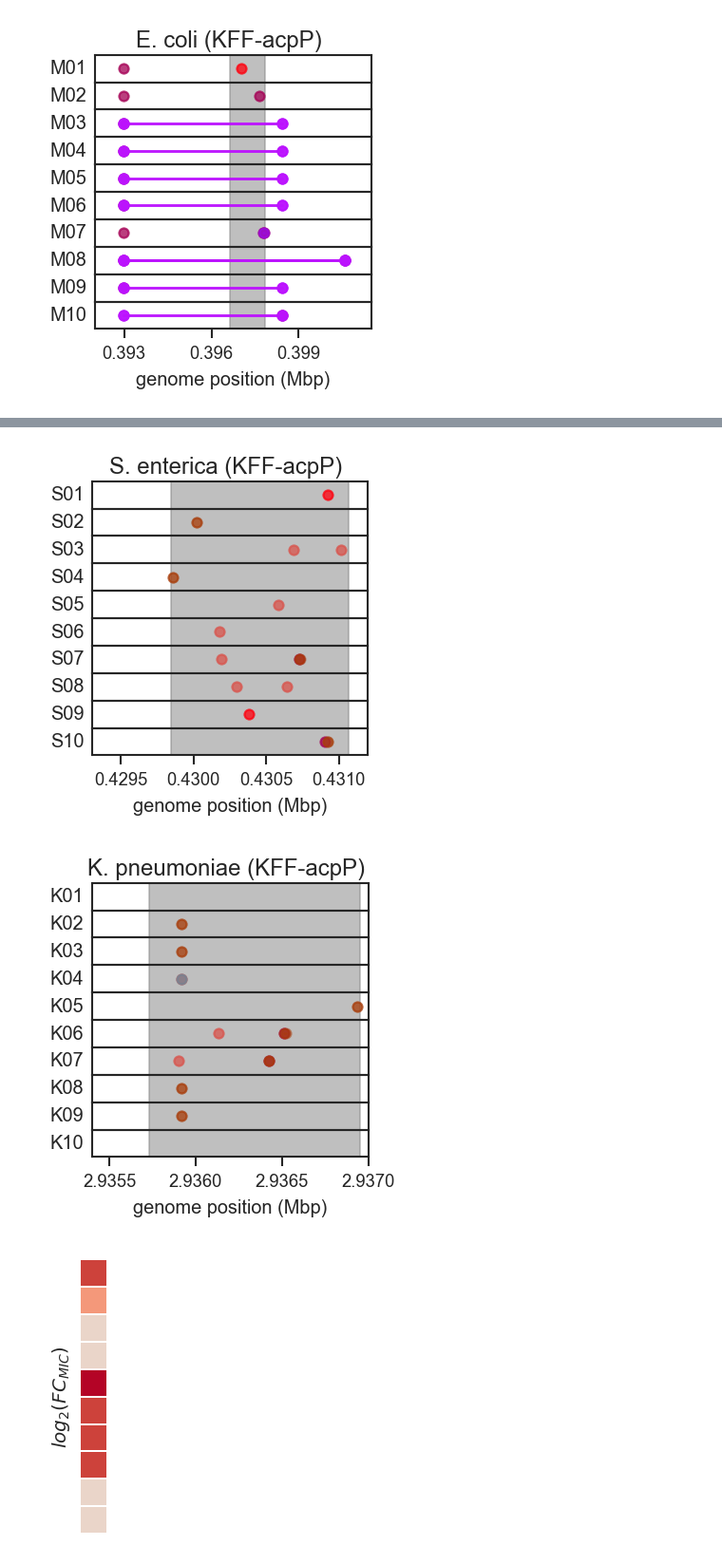
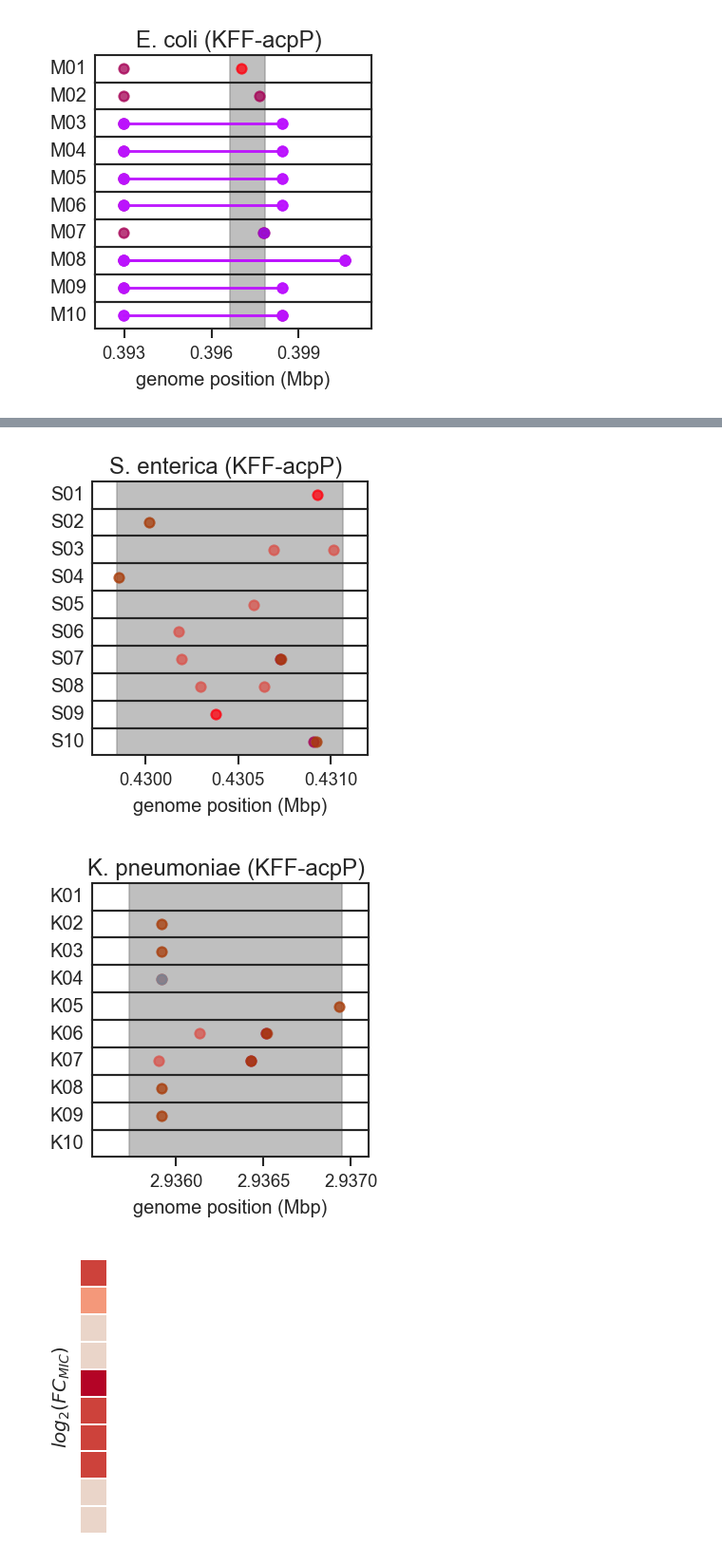
Before and after one commit to microbial-pangenomes-lab/2024_aso_evolution, a Jupyter notebook: notebooks/figure_2_3.ipynb, the cells around one changed output, grey strips where cells are left out. Shown at 95% size. Cells and saved outputs as stored; diff of their text form; code cells hidden in the pictures.

```diff
--- a/notebooks/figure_2_3.ipynb
+++ b/notebooks/figure_2_3.ipynb
@@ -14,6 +14,8 @@ from matplotlib import rcParams, colors, cm
 import matplotlib.patches as mpatches
 rcParams['font.family'] = 'sans-serif'
 rcParams['figure.dpi'] = 150
+
+plt.rcParams['svg.fonttype'] = 'none'
 # %%
 import os
 import gzip
@@ -1236,7 +1238,7 @@ for i, (ax, sample) in enumerate(zip(axes.flatten(), sorted(muts['sample'].uniqu
                  alpha=0.5)
 
     ax.set_xlim(-0.05, (glen[species] / 1_000_000) + 0.05)
-    ax.set_xlim(.4635, .466)
+    ax.set_xlim(.4639, .4656)
     ax.set_xticks([0.464, 0.4655])
     if species in dsbma:
         p1, p2 = dsbma[species]
@@ -1284,7 +1286,7 @@ for i, (ax, sample) in enumerate(zip(axes.flatten(), sorted(muts['sample'].uniqu
                  alpha=0.5)
 
     ax.set_xlim(-0.05, (glen[species] / 1_000_000) + 0.05)
-    ax.set_xlim(.4293, .4312)
+    ax.set_xlim(.42971, .4312)
     # ax.set_xticks([0.464, 0.4655])
     if species in dsbma:
         p1, p2 = dsbma[species]
@@ -1315,7 +1317,7 @@ plt.savefig(f'mutations_zoom_{dset}.png',
             dpi=300, bbox_inches='tight',
             transparent=True);
 # %% [output]
-[figure, old version]
+[figure, new version]
 # %%
 dset = 'K'
 muts = m[m['set'] == dset]
@@ -1332,38 +1334,38 @@ for i, (ax, sample) in enumerate(zip(axes.flatten(), sorted(muts['sample'].uniqu
                  alpha=0.5)
 
     ax.set_xlim(-0.05, (glen[species] / 1_000_000) + 0.05)
-    ax.set_xlim(2.9354, 2.937)
+    ax.set_xlim(2.93552, 2.9371)
     # ax.set_xticks([0.464, 0.4655])
     if species in dsbma:
         p1, p2 = dsbma[species]
         ax.fill_between([p1, p2], -1, 1,
                         color='grey', alpha=0.5)
     if dset == 'R':
         p1, p2 = drpsh[species]
         ax.fill_between([p1, p2], -1, 1,
                         color='blue', alpha=0.5)
     elif species in dacpp:
         p1, p2 = dacpp[species]
         ax.fill_between([p1, p2], -1, 1,
                         color='blue', alpha=0.5)
     ax.set_ylim(-0.01, 0.01)
     ax.set_ylabel(sample, rotation=0, ha='right', va='center')
     ax.set_yticks([])
     if i+1 != muts['sample'].unique().shape[0]:
         ax.set_xticks([])
     else:
         ax.set_xlabel('genome position (Mbp)')
 
 plt.subplots_adjust(hspace=0)
 plt.suptitle(f"{species} ({aso})", y=0.95)
 plt.savefig(f'mutations_zoom_{dset}.svg',
             dpi=300, bbox_inches='tight',
             transparent=True)
 plt.savefig(f'mutations_zoom_{dset}.png',
             dpi=300, bbox_inches='tight',
             transparent=True);
 # %% [output]
-[figure, old version]
+[figure, new version]
 # %%
 # vmin = sorted(fc[fc['log2(fold-change)'] > 0]['log2(fold-change)'].unique())[0]
 vmin = -0
```
Also changed, not shown: parts of 11 cells of this notebook, 1 other file.
